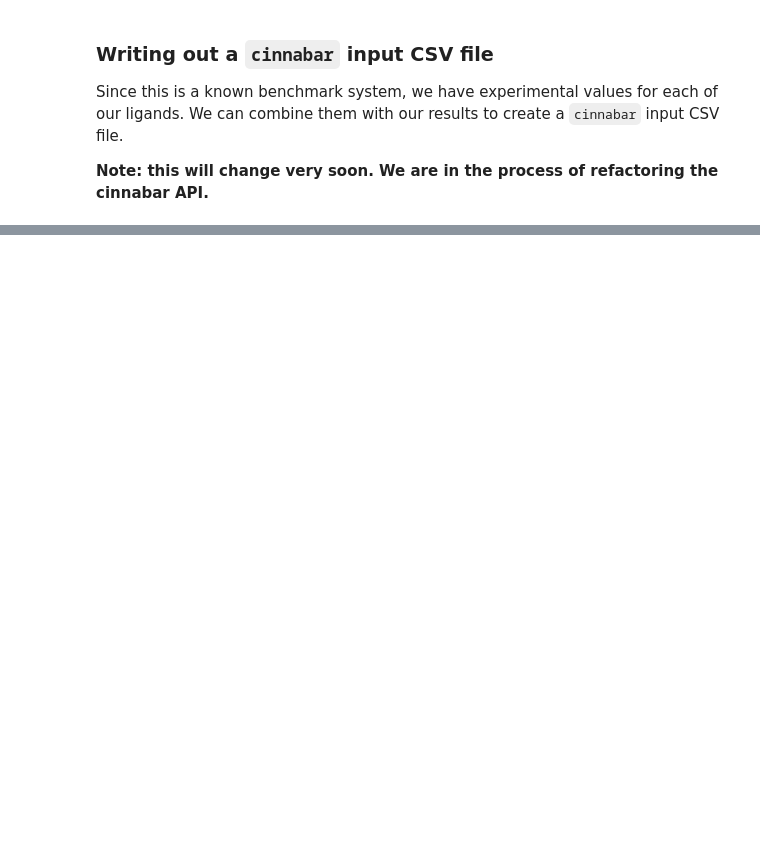
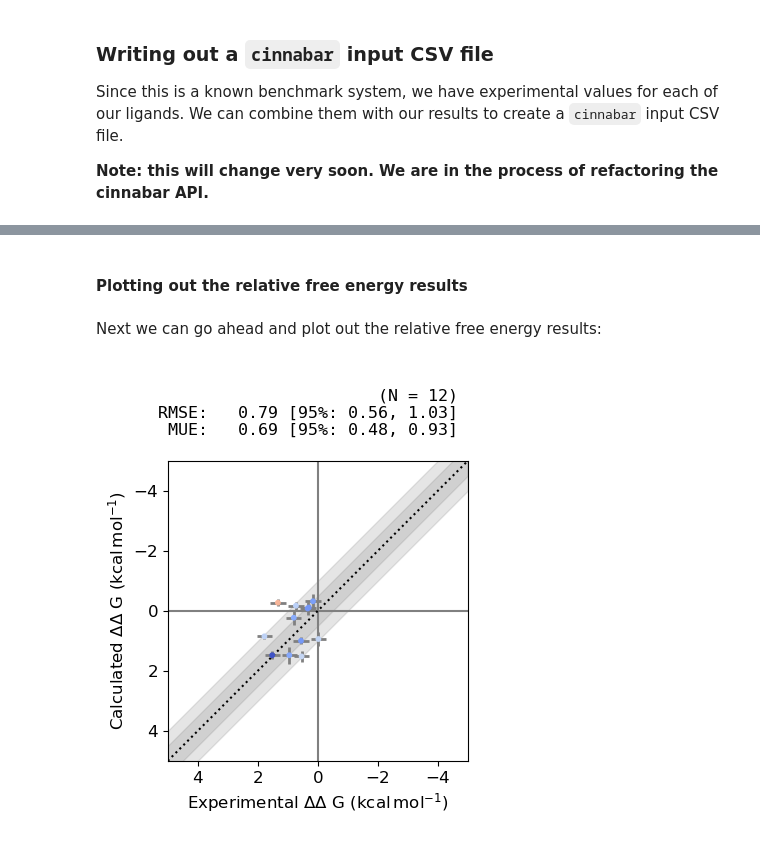
Before and after one commit to OpenFreeEnergy/alchemiscale, a Jupyter notebook: docs/tutorials/demo/Alchemiscale Demo.ipynb, the cells around one changed output, grey strips where cells are left out. Cells and saved outputs as stored; diff of their text form; code cells hidden in the pictures; blank space fills up the shorter version.

```diff
--- a/docs/tutorials/demo/Alchemiscale Demo.ipynb
+++ b/docs/tutorials/demo/Alchemiscale Demo.ipynb
@@ -990,0 +891,9 @@ feplot('cinnabar_input.csv', 'TYK2')
+# %% [markdown]
+#### Plotting out the relative free energy results
+# %% [markdown]
+Next we can go ahead and plot out the relative free energy results:
+# %%
+# note you can pass the filename argument to write things out to file
+cinnabar_plotting.plot_DDGs(fe.graph, figsize=5,  xy_lim=[5, -5])
+# %% [output]
+[figure, added]
```
Also changed, not shown: parts of 20 cells of this notebook.
